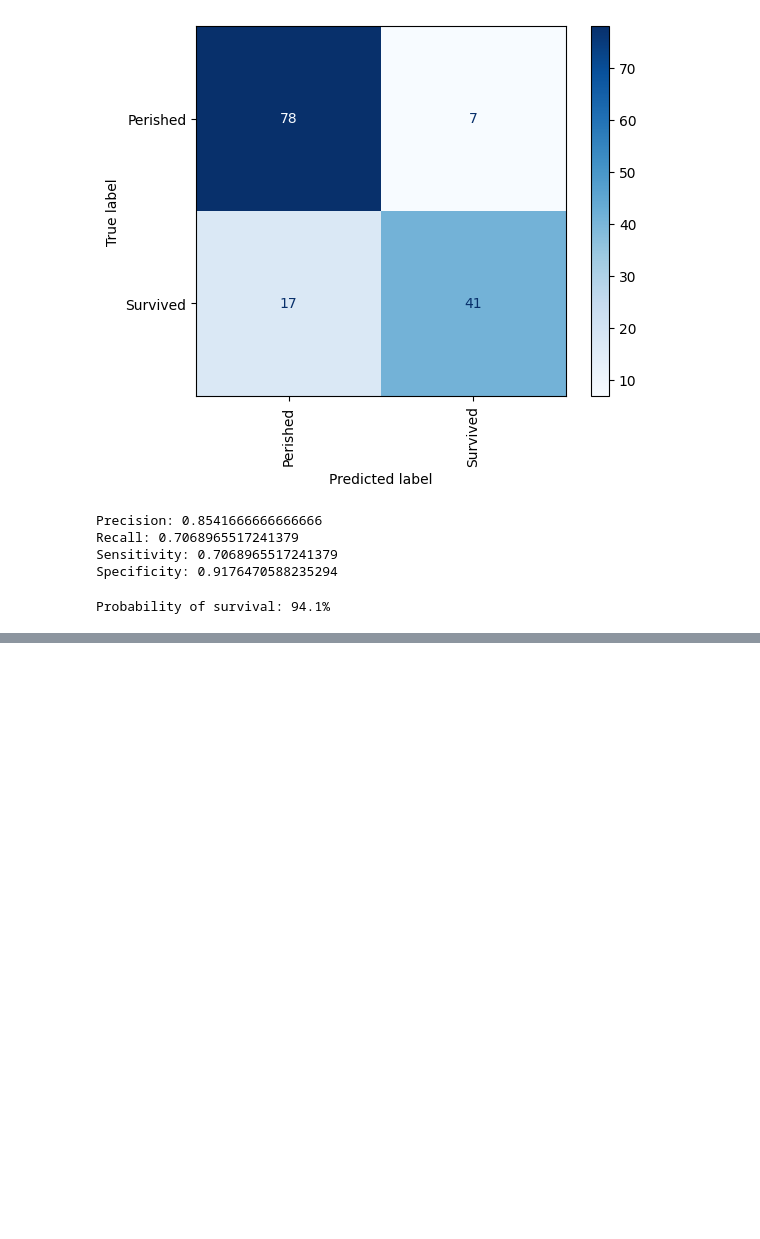
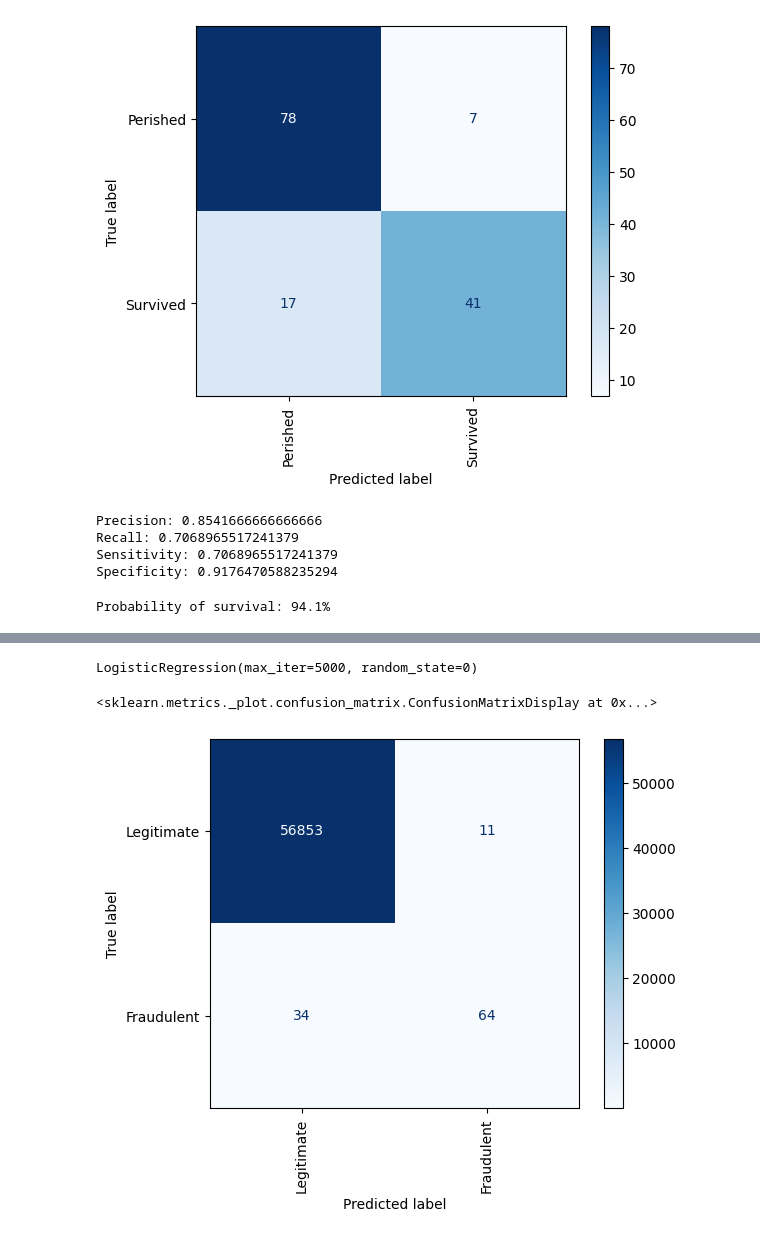
Before and after one commit to bolicnikola/Applied-Machine-Learning-And-AI, a Jupyter notebook: Classification_Models.ipynb, the cells around one changed output, grey strips where cells are left out. Drawn from its saved outputs; the diff is of its cells as text; code cells hidden in the pictures; blank space fills up the shorter version.

Commit message:
Added credit card fraud detection model and digit recognition model to Classification_Models notebook

```diff
--- a/Classification_Models.ipynb
+++ b/Classification_Models.ipynb
@@ -162,0 +165,3 @@ Probability of survival: 94.1%
+# %%
+df = pd.read_csv('Data/creditcard.csv')
+df.head()
@@ -162,0 +196,18 @@ Probability of survival: 94.1%
+# %%
+x = df.drop(['Time', 'Class'], axis=1)
+y = df['Class']
+
+x_train, x_test, y_train, y_test = train_test_split(x, y, test_size=0.2,
+                                                    stratify=y, random_state=0)
+# %%
+lr_model = LogisticRegression(random_state=0, max_iter=5000)
+lr_model.fit(x_train, y_train)
+# %% [output]
+LogisticRegression(max_iter=5000, random_state=0)
+# %%
+labels= ['Legitimate', 'Fraudulent']
+cmd.from_estimator(lr_model, x_test, y_test, display_labels=labels,
+                   cmap='Blues', xticks_rotation='vertical')
+# %% [output]
+<sklearn.metrics._plot.confusion_matrix.ConfusionMatrixDisplay at 0x...>
+[figure, added]
```
Also changed, not shown: parts of 21 cells of this notebook.
